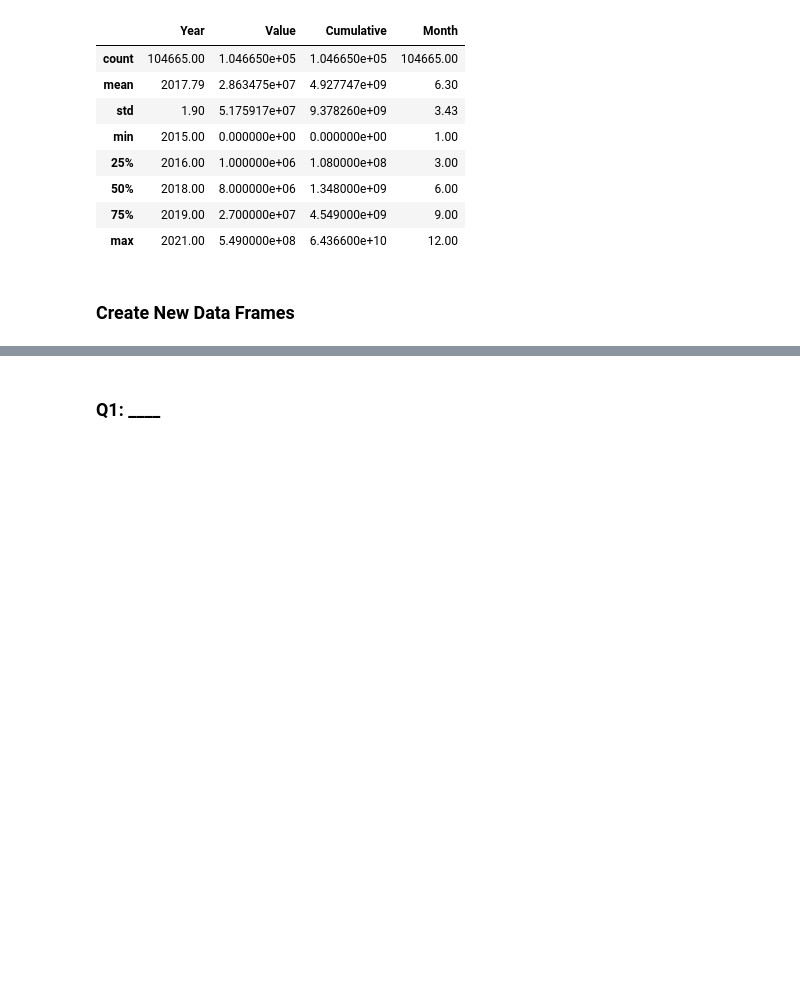
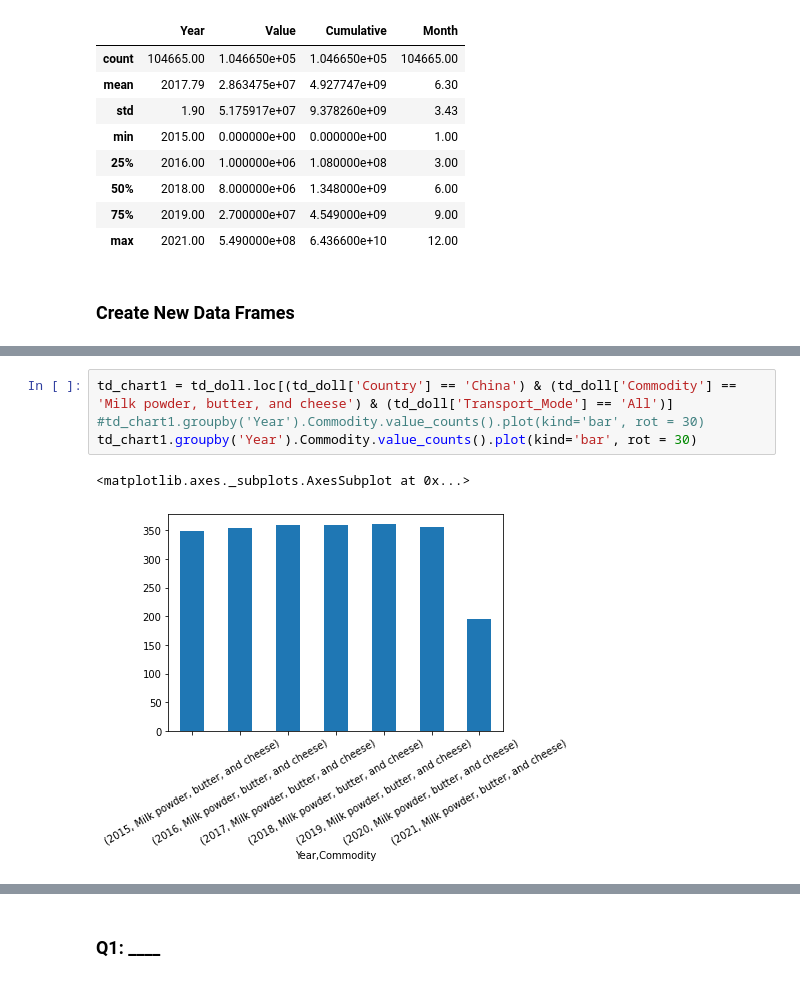
Before and after one commit to patrickjhaggerty/DATA_6505_Final, a Jupyter notebook: Data_6505_Final_Project_Workbook.ipynb, the cells around one changed output, grey strips where cells are left out. Saved outputs shown, nothing was run; the diff lists cells and outputs as text; blank space fills up the shorter version.

Commit message:
Added test graphs

```diff
--- a/Data_6505_Final_Project_Workbook.ipynb
+++ b/Data_6505_Final_Project_Workbook.ipynb
@@ -260,0 +268,7 @@ The data appears to only have one of Country/Commodity/Transport mode at a time,
+# %%
+td_chart1 = td_doll.loc[(td_doll['Country'] == 'China') & (td_doll['Commodity'] == 'Milk powder, butter, and cheese') & (td_doll['Transport_Mode'] == 'All')]
+#td_chart1.groupby('Year').Commodity.value_counts().plot(kind='bar', rot = 30)
+td_chart1.groupby('Year').Commodity.value_counts().plot(kind='bar', rot = 30)
+# %% [output]
+<matplotlib.axes._subplots.AxesSubplot at 0x...>
+[figure, added]
```
Also changed, not shown: parts of 5 cells of this notebook.
